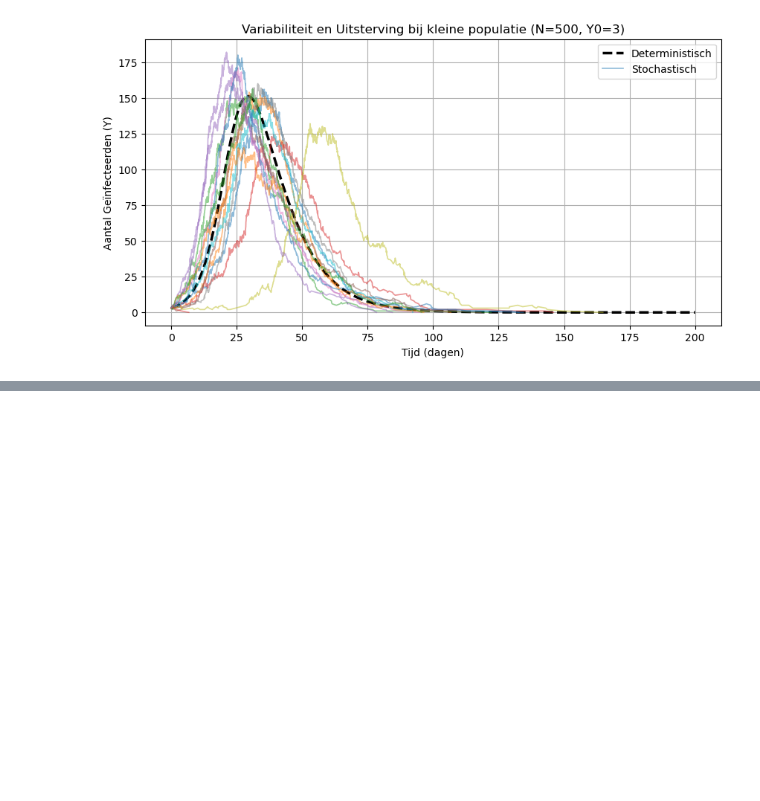
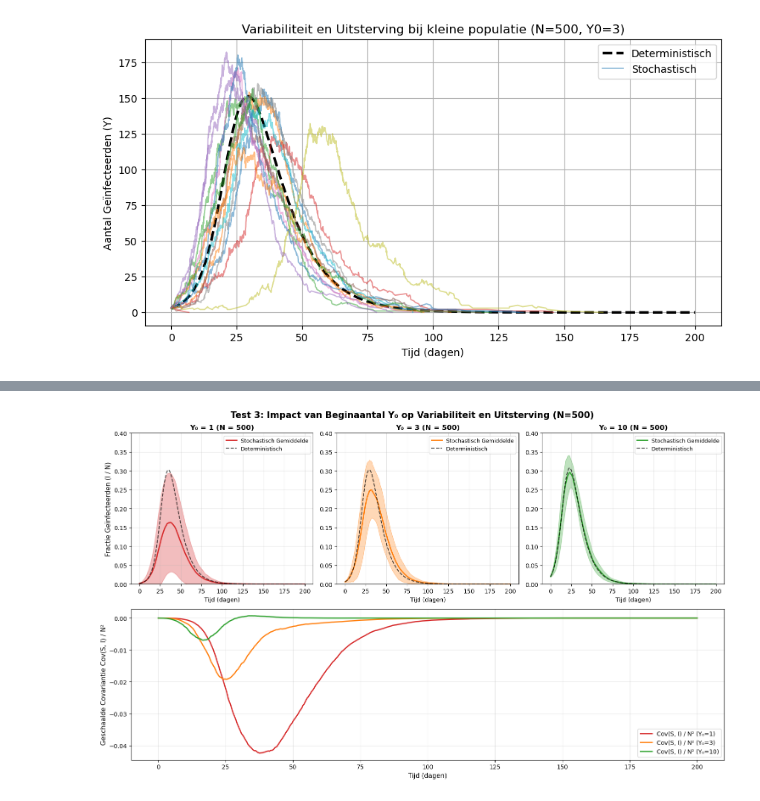
Before and after one commit to sam-jager/Introduction-to-Computational-Science-Assignment-2-Group-35, a Jupyter notebook: problem_1.ipynb, the cells around one changed output, grey strips where cells are left out. Cells and saved outputs as stored; diff of their text form; code cells hidden in the pictures; blank space fills up the shorter version.

```diff
--- a/problem_1.ipynb
+++ b/problem_1.ipynb
@@ -210,0 +427,74 @@ plt.show()
+# %%
+import numpy as np
+import matplotlib.pyplot as plt
+from scipy.integrate import solve_ivp
+
+# --- Parameters & Setup ---
+N = 500
+beta = 0.3
+gamma = 0.1
+mu = 0.0001
+t_max = 200
+n_runs = 100
+
+y0_values = [1, 3, 10]
+colors = ['tab:red', 'tab:orange', 'tab:green']
+
+# Grid: 3 plots bovenin, 1 brede plot onderin
+fig = plt.figure(figsize=(15, 9))
+gs = fig.add_gridspec(2, 3, height_ratios=[1, 1])
+
+ax_top = [fig.add_subplot(gs[0, i]) for i in range(3)]
+ax_bottom = fig.add_subplot(gs[1, :])
+
+for ax in ax_top:
+    ax.set_ylim(0, 0.40)
+    ax.set_xlabel('Tijd (dagen)', fontsize=10)
+    ax.grid(True, alpha=0.3)
+
+ax_top[0].set_ylabel('Fractie Geïnfecteerden (I / N)', fontsize=11)
+
+# --- Loop over de Y0-waarden ---
+for i, (Y0, color) in enumerate(zip(y0_values, colors)):
+    X0 = N - Y0
+    Z0 = 0
+
+    # 1. Deterministisch Model
+    t_eval = np.linspace(0, t_max, 500)
+    sol = solve_ivp(sir_deterministic, (0, t_max), [X0, Y0, Z0], args=(N, beta, gamma, mu), t_eval=t_eval)
+
+    # 2. Stochastische Runs
+    results = run_multiple_gillespie(N, beta, gamma, mu, X0, Y0, Z0, t_max, n_runs=n_runs)
+
+    t_grid = results['t_grid']
+    I_mean = results['I_mean']
+    I_std = results['I_std']
+    cov_SI = results['cov_SI']
+
+    # Bovenste rij: Per Y0 een eigen subplot
+    ax = ax_top[i]
+    ax.plot(t_grid, I_mean / N, color=color, linewidth=2, label='Stochastisch Gemiddelde')
+    ax.plot(sol.t, sol.y[1] / N, color='black', linestyle='--', linewidth=1.5, alpha=0.7, label='Deterministisch')
+
+    # Schaduwband
+    lower_bound = np.maximum(0, (I_mean - I_std) / N)
+    upper_bound = (I_mean + I_std) / N
+    ax.fill_between(t_grid, lower_bound, upper_bound, color=color, alpha=0.3)
+
+    ax.set_title(f'Y₀ = {Y0} (N = {N})', fontsize=12, fontweight='bold')
+    ax.legend(loc='upper right', fontsize=9)
+
+    # Onderste rij: Alle covarianties bij elkaar
+    ax_bottom.plot(t_grid, cov_SI / (N**2), color=color, linewidth=2, label=f'Cov(S, I) / N² (Y₀={Y0})')
+
+# Opmaak onderste plot
+ax_bottom.set_xlabel('Tijd (dagen)', fontsize=11)
+ax_bottom.set_ylabel('Geschaalde Covariantie Cov(S, I) / N²', fontsize=11)
+ax_bottom.legend(loc='lower right', fontsize=10)
+ax_bottom.grid(True, alpha=0.3)
+
+fig.suptitle('Test 3: Impact van Beginaantal Y₀ op Variabiliteit en Uitsterving (N=500)', fontsize=15, fontweight='bold')
+plt.tight_layout()
+plt.show()
+# %% [output]
+[figure, added]
```
Also changed, not shown: parts of 6 cells of this notebook.
